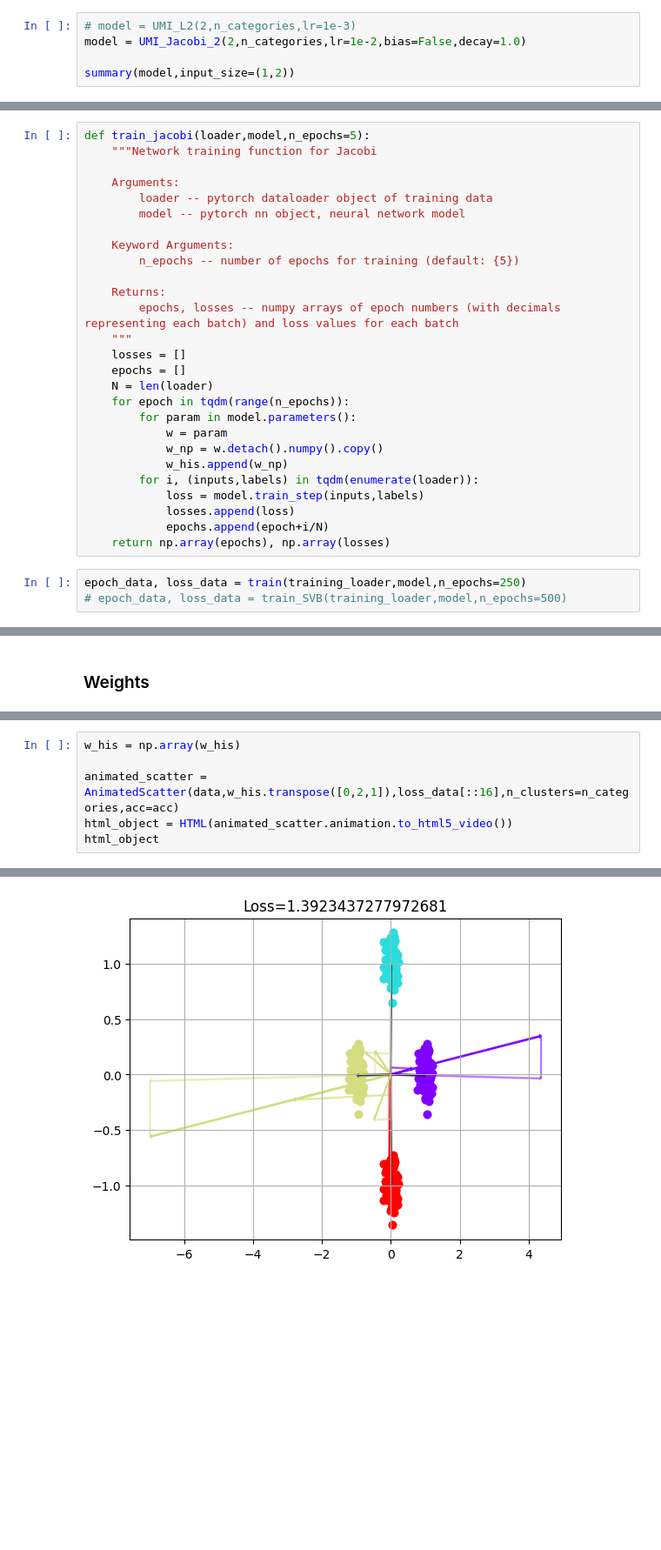
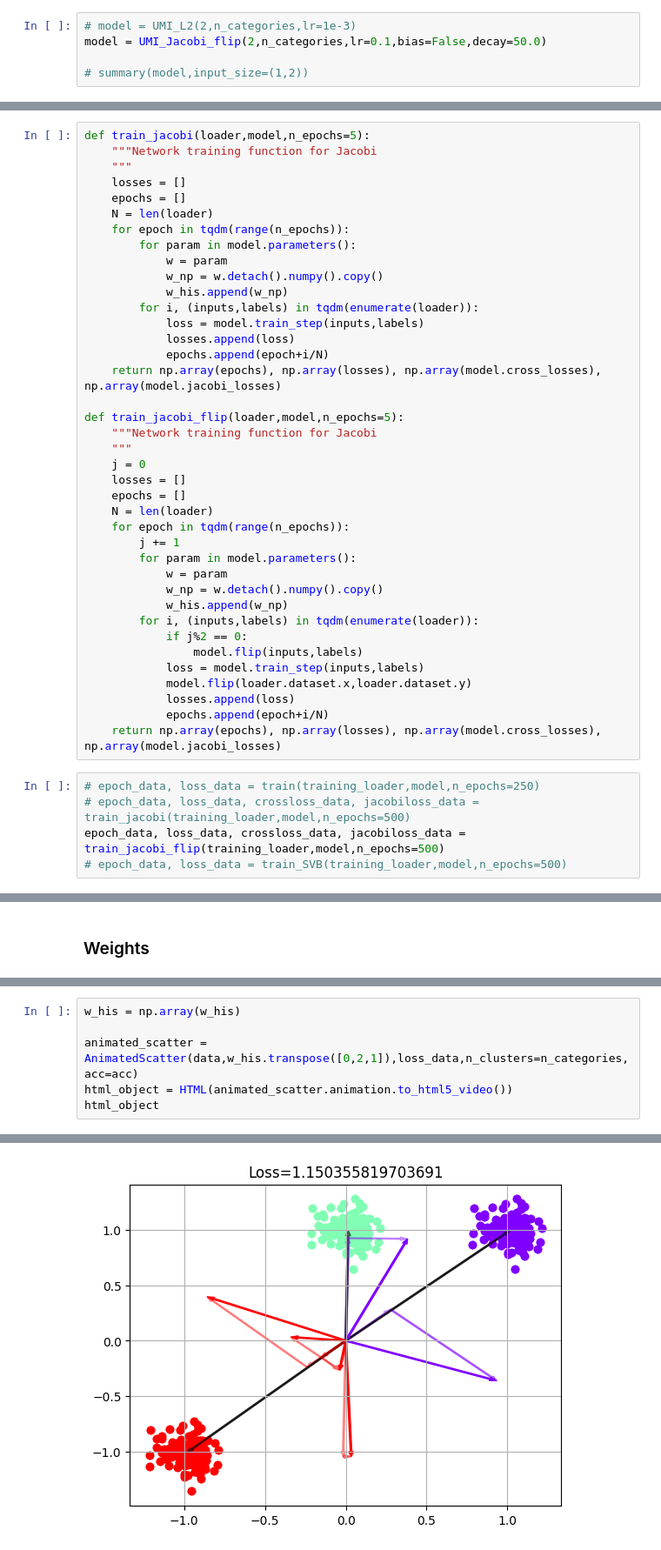
Before and after one commit to Dalsaetra/unitary_memory_indexing_recreated, a Jupyter notebook: notebooks/main.ipynb, the cells around one changed output, grey strips where cells are left out. Shown at 87% size. Drawn from its saved outputs; the diff is of its cells as text; blank space fills up the shorter version.

Commit message:
Firs try at Jacobi flipping

```diff
--- a/notebooks/main.ipynb
+++ b/notebooks/main.ipynb
@@ -54,6 +56,6 @@ training_loader = torch.utils.data.DataLoader(training_data, batch_size=BATCH_SI
 ### Create model
 # %%
 # model = UMI_L2(2,n_categories,lr=1e-3)
-model = UMI_Jacobi_2(2,n_categories,lr=1e-2,bias=False,decay=1.0)
+model = UMI_Jacobi_flip(2,n_categories,lr=0.1,bias=False,decay=50.0)
 
-summary(model,input_size=(1,2))
+# summary(model,input_size=(1,2))
@@ -139,16 +118,6 @@ def train_SVB(loader,model,n_epochs=5):
 # %%
 def train_jacobi(loader,model,n_epochs=5):
     """Network training function for Jacobi
-
-    Arguments:
-        loader -- pytorch dataloader object of training data
-        model -- pytorch nn object, neural network model
-
-    Keyword Arguments:
-        n_epochs -- number of epochs for training (default: {5})
-
-    Returns:
-        epochs, losses -- numpy arrays of epoch numbers (with decimals representing each batch) and loss values for each batch
     """
     losses = []
     epochs = []
@@ -162,9 +131,33 @@ def train_jacobi(loader,model,n_epochs=5):
             loss = model.train_step(inputs,labels)
             losses.append(loss)
             epochs.append(epoch+i/N)
-    return np.array(epochs), np.array(losses)
+    return np.array(epochs), np.array(losses), np.array(model.cross_losses), np.array(model.jacobi_losses)
+
+def train_jacobi_flip(loader,model,n_epochs=5):
+    """Network training function for Jacobi
+    """
+    j = 0
+    losses = []
+    epochs = []
+    N = len(loader)
+    for epoch in tqdm(range(n_epochs)):
+        j += 1
+        for param in model.parameters():
+            w = param
+            w_np = w.detach().numpy().copy()
+            w_his.append(w_np)
+        for i, (inputs,labels) in tqdm(enumerate(loader)):
+            if j%2 == 0:
+                model.flip(inputs,labels)
+            loss = model.train_step(inputs,labels)
+            model.flip(loader.dataset.x,loader.dataset.y)
+            losses.append(loss)
+            epochs.append(epoch+i/N)
+    return np.array(epochs), np.array(losses), np.array(model.cross_losses), np.array(model.jacobi_losses)
 # %%
-epoch_data, loss_data = train(training_loader,model,n_epochs=250)
+# epoch_data, loss_data = train(training_loader,model,n_epochs=250)
+# epoch_data, loss_data, crossloss_data, jacobiloss_data = train_jacobi(training_loader,model,n_epochs=500)
+epoch_data, loss_data, crossloss_data, jacobiloss_data = train_jacobi_flip(training_loader,model,n_epochs=500)
 # epoch_data, loss_data = train_SVB(training_loader,model,n_epochs=500)
 # %% [markdown]
 ### Training results visualization
@@ -228,9 +234,9 @@ tensor([[ 4.4216, -1.9329],
 # %%
 w_his = np.array(w_his)
 
-animated_scatter = AnimatedScatter(data,w_his.transpose([0,2,1]),loss_data[::16],n_clusters=n_categories,acc=acc)
+animated_scatter = AnimatedScatter(data,w_his.transpose([0,2,1]),loss_data,n_clusters=n_categories,acc=acc)
 html_object = HTML(animated_scatter.animation.to_html5_video())
 html_object
 # %% [output]
 [interactive output not drawn]
-[figure, old version]
+[figure, new version]
```
Also changed, not shown: parts of 10 cells of this notebook, 1 other file.
